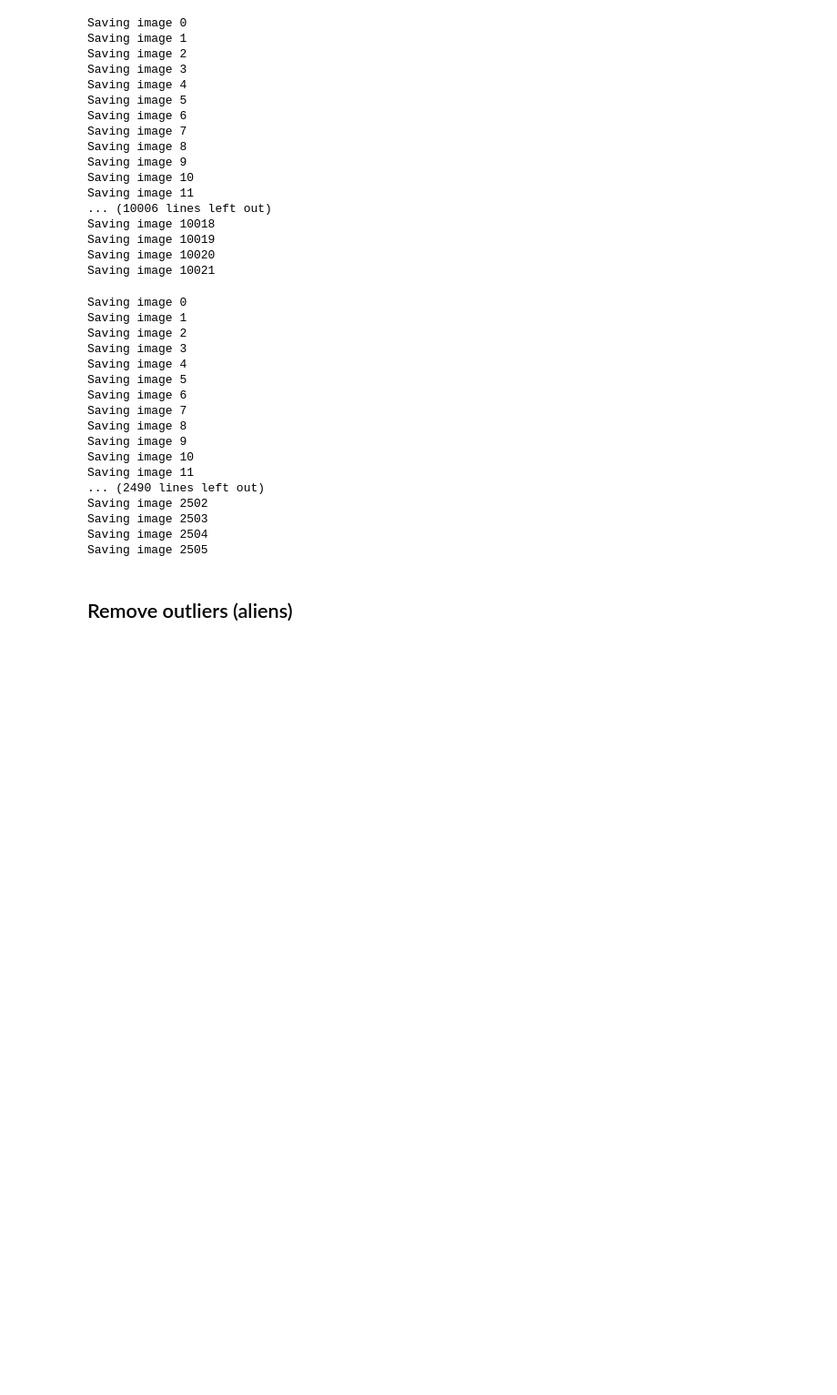
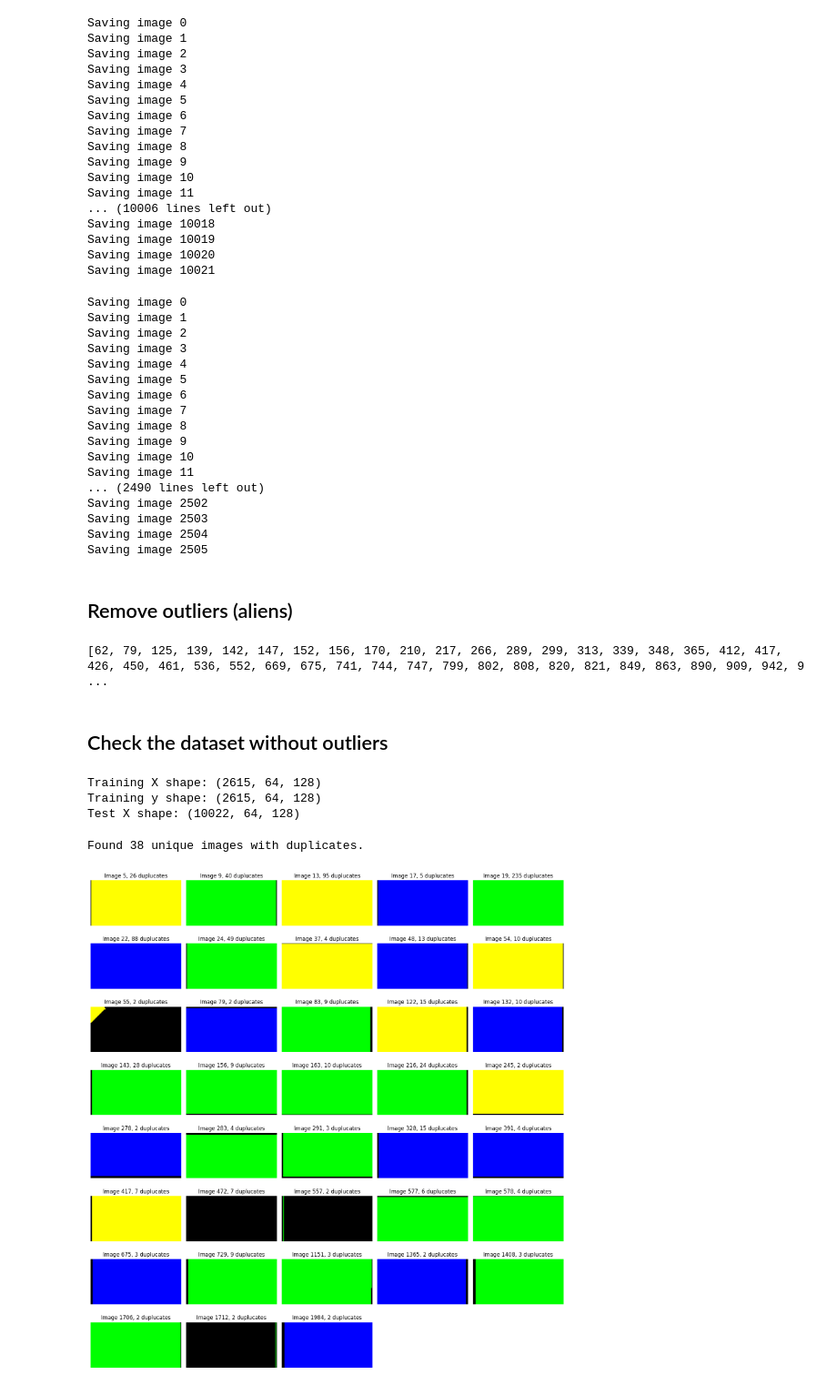
Before and after one commit to Darionapo2/AN2DLhomework2, a Jupyter notebook: dataset_inspection.ipynb, the cells around one changed output. Shown at 91% size. Saved outputs shown, nothing was run; the diff lists cells and outputs as text; code cells hidden in the pictures; blank space fills up the shorter version.

Commit message:
added code for dataset creation.

```diff
--- a/dataset_inspection.ipynb
+++ b/dataset_inspection.ipynb
@@ -138,0 +145,5 @@ def remove_duplicates_of(label, X_train, y_train):
+# %%
+X_train_no_outliers, y_train_no_outliers, deleted = remove_label_duplicates(y_train[62], X_train, y_train)
+print(deleted, len(deleted))
+# %% [output]
+[62, 79, 125, 139, 142, 147, 152, 156, 170, 210, 217, 266, 289, 299, 313, 339, 348, 365, 412, 417, 426, 450, 461, 536, 552, 669, 675, 741, 744, 747, 799, 802, 808, 820, 821, 849, 863, 890, 909, 942, 9 ...
@@ -138,0 +157,23 @@ def remove_duplicates_of(label, X_train, y_train):
+# %% [markdown]
+## Check the dataset without outliers
+# %%
+dataset = np.load('mars_no_outliers.npz')
+training_set = dataset['training_set']
+
+X_train_new = training_set[:, 0]
+y_train_new = training_set[:, 1]
+
+X_test = dataset['test_set']
+
+print(f'Training X shape: {X_train.shape}')
+print(f'Training y shape: {y_train.shape}')
+print(f'Test X shape: {X_test.shape}')
+# %% [output]
+Training X shape: (2615, 64, 128)
+Training y shape: (2615, 64, 128)
+Test X shape: (10022, 64, 128)
+# %%
+utils.show_duplicates(images = y_train_new)
+# %% [output]
+Found 38 unique images with duplicates.
+[figure, added]
```
Also changed, not shown: parts of 3 cells of this notebook.
